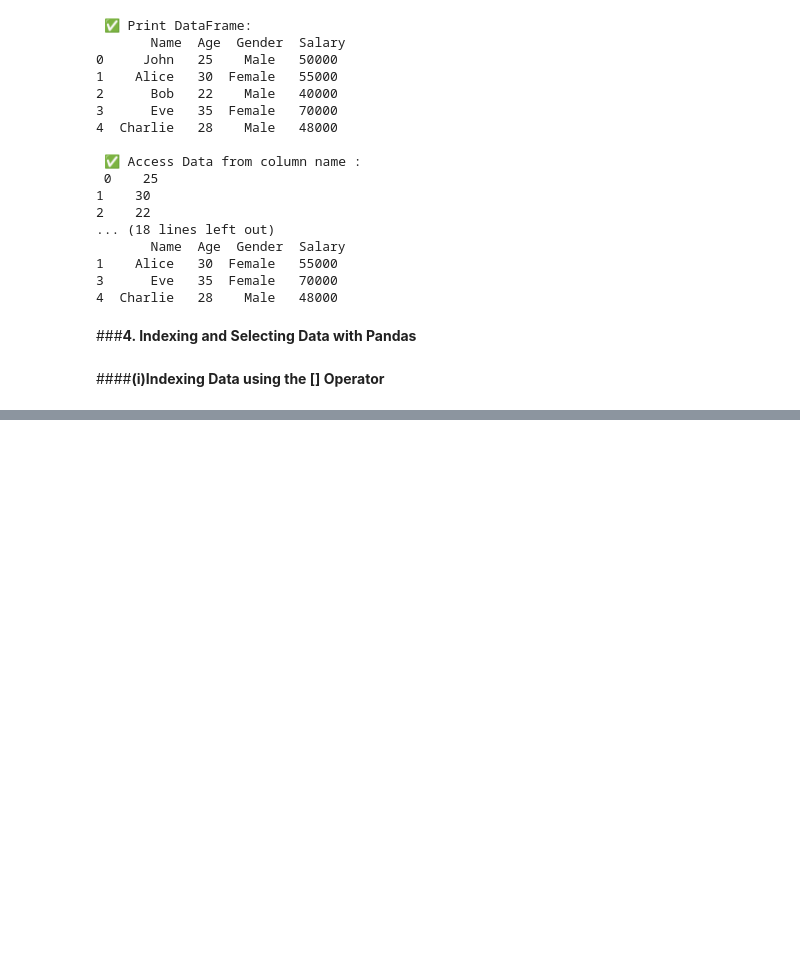
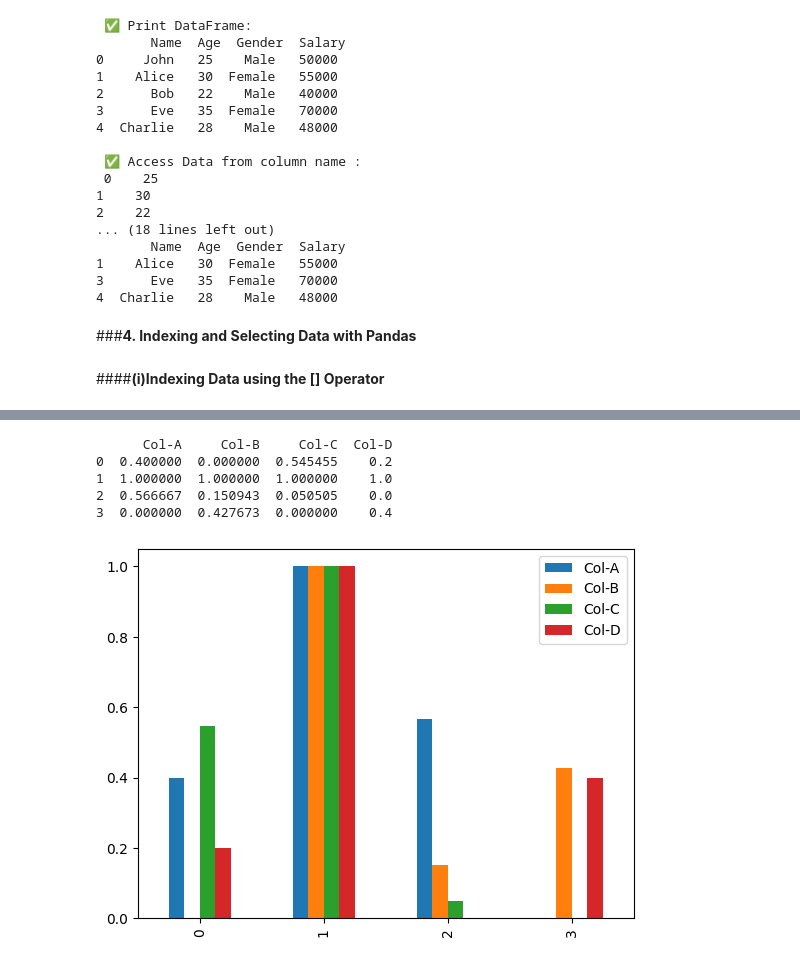
Before and after one commit to Akuu269/Pandas_Intro, a Jupyter notebook: Pandas.ipynb, the cells around one changed output, grey strips where cells are left out. Drawn from its saved outputs; the diff is of its cells as text; code cells hidden in the pictures; blank space fills up the shorter version.

```diff
--- a/Pandas.ipynb
+++ b/Pandas.ipynb
@@ -219,0 +645,38 @@ FileNotFoundError: [Errno 2] No such file or directory: '/content/nba.csv'
+# %%
+# 2. The min-max feature scaling :
+
+# The min-max approach also called normalization rescales the feature to a hard and
+# fast range of [0,1] by subtracting the minimum value of the feature then dividing by the range.
+# It works well for models like K-Nearest Neighbors (KNN) which compare distance between data points.
+# We can apply the min-max scaling in Pandas using the .min() and .max() methods.
+
+
+import pandas as pd
+import matplotlib.pyplot as plt
+
+df = pd.DataFrame([
+    [180000, 110, 18.9, 1400],
+    [360000, 905, 23.4, 1800],
+    [230000, 230, 14.0, 1300],
+    [60000, 450, 13.5, 1500]
+] , columns = ["Col-A" , "Col-B" , "Col-C" , "Col-D" ])
+
+
+for column in df.columns:
+  df[column] = (df[column] - df[column].min()) / (df[column].max() - df[column].min())
+
+print(df)
+
+df.plot(kind='bar')
+
+plt.show()
+
+# After scalling the smalles value became 0 and largest value became 1 and all
+# other value lie b/w them
+# %% [output]
+      Col-A     Col-B     Col-C  Col-D
+0  0.400000  0.000000  0.545455    0.2
+1  1.000000  1.000000  1.000000    1.0
+2  0.566667  0.150943  0.050505    0.0
+3  0.000000  0.427673  0.000000    0.4
+[figure, added]
```
Also changed, not shown: parts of 27 cells of this notebook.
